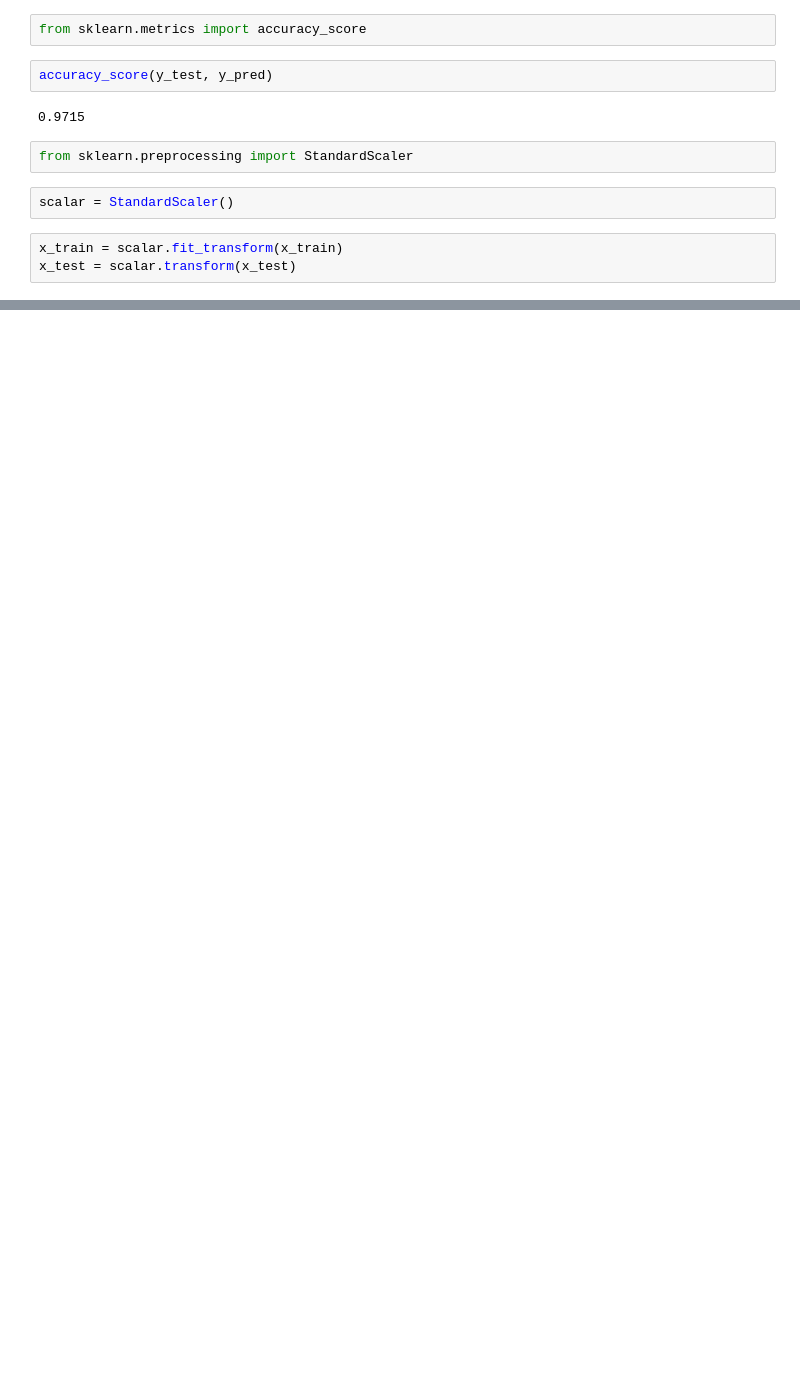
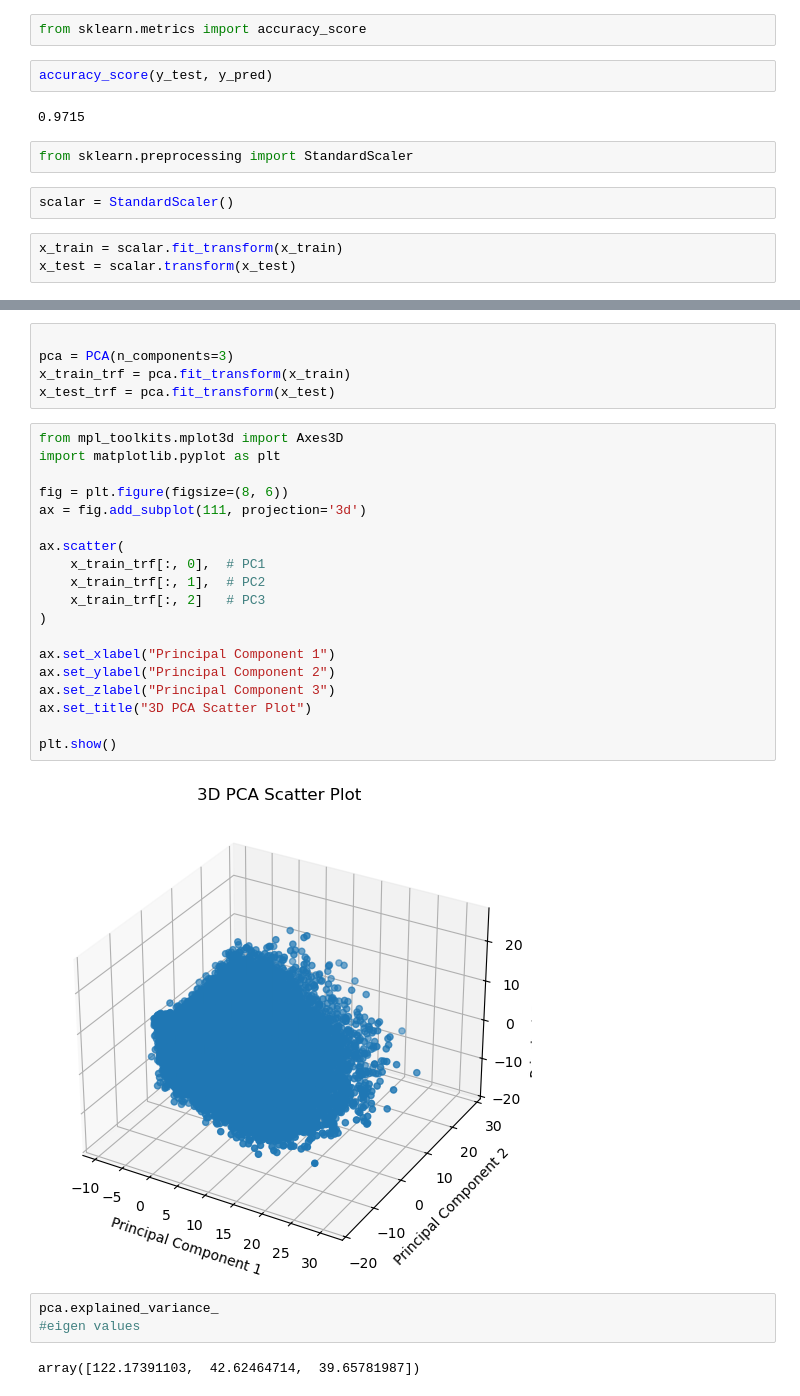
Before and after one commit to parthpandya-qt/Machine-Learning, a Jupyter notebook: 39PCA2.ipynb, the cells around one changed output, grey strips where cells are left out. Cells and saved outputs as stored; diff of their text form; blank space fills up the shorter version.

```diff
--- a/39PCA2.ipynb
+++ b/39PCA2.ipynb
@@ -62,0 +113,31 @@ x_test = scalar.transform(x_test)
+# %%
+
+pca = PCA(n_components=3)
+x_train_trf = pca.fit_transform(x_train)
+x_test_trf = pca.fit_transform(x_test)
+# %%
+from mpl_toolkits.mplot3d import Axes3D
+import matplotlib.pyplot as plt
+
+fig = plt.figure(figsize=(8, 6))
+ax = fig.add_subplot(111, projection='3d')
+
+ax.scatter(
+    x_train_trf[:, 0],  # PC1
+    x_train_trf[:, 1],  # PC2
+    x_train_trf[:, 2]   # PC3
+)
+
+ax.set_xlabel("Principal Component 1")
+ax.set_ylabel("Principal Component 2")
+ax.set_zlabel("Principal Component 3")
+ax.set_title("3D PCA Scatter Plot")
+
+plt.show()
+# %% [output]
+[figure, added]
+# %%
+pca.explained_variance_
+#eigen values
+# %% [output]
+array([122.17391103,  42.62464714,  39.65781987])
```
Also changed, not shown: parts of 19 cells of this notebook, 2 other files.
